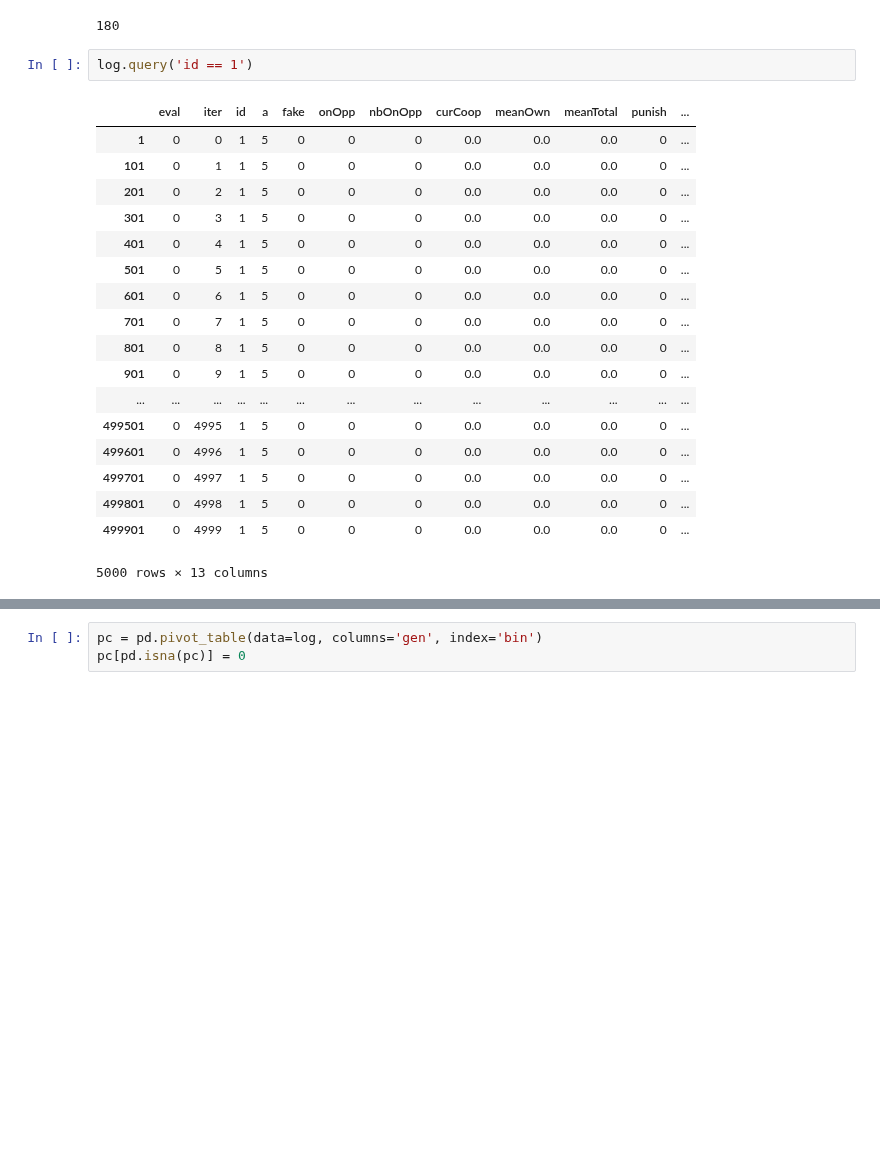
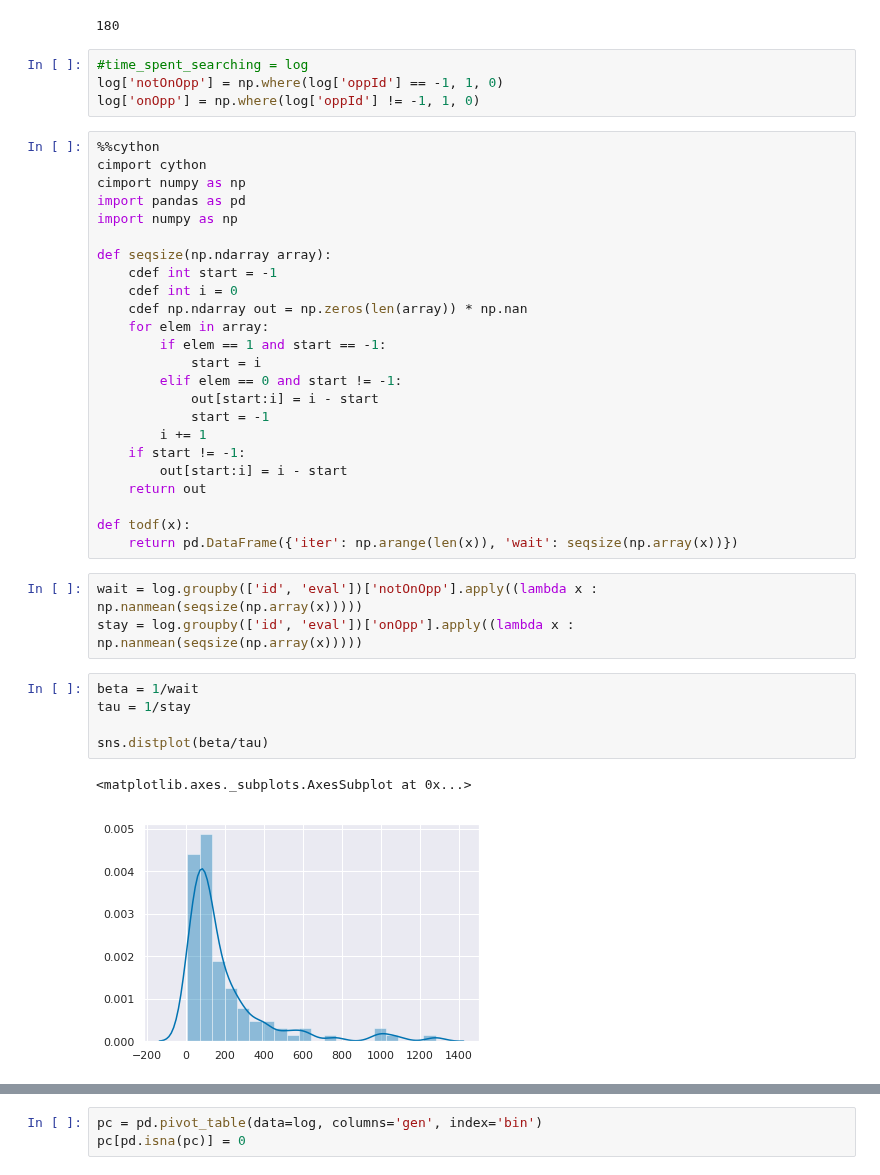
Before and after one commit to PaulEcoffet/roborobo3, a Jupyter notebook: roborobo3/notebooks/bigmodel ESS stat.ipynb, the cells around one changed output, grey strips where cells are left out. Drawn from its saved outputs; the diff is of its cells as text; blank space fills up the shorter version.

Commit message:
new beta/tau analysis
Former-commit-id: 468ff2d8e1ea39d04e0193b033e78dcc33201f6e

```diff
--- a/roborobo3/notebooks/bigmodel ESS stat.ipynb
+++ b/roborobo3/notebooks/bigmodel ESS stat.ipynb
@@ -214,24 +209,42 @@ for gen in gens:
 print(len(logs))
 # %% [output]
 180
-# %%
-log.query('id == 1')
-# %% [output]
-|  | eval | iter | id | a | fake | onOpp | nbOnOpp | curCoop | meanOwn | meanTotal | punish | ... |
-| 1 | 0 | 0 | 1 | 5 | 0 | 0 | 0 | 0.0 | 0.0 | 0.0 | 0 | ... |
-| 101 | 0 | 1 | 1 | 5 | 0 | 0 | 0 | 0.0 | 0.0 | 0.0 | 0 | ... |
-| 201 | 0 | 2 | 1 | 5 | 0 | 0 | 0 | 0.0 | 0.0 | 0.0 | 0 | ... |
-| 301 | 0 | 3 | 1 | 5 | 0 | 0 | 0 | 0.0 | 0.0 | 0.0 | 0 | ... |
-| 401 | 0 | 4 | 1 | 5 | 0 | 0 | 0 | 0.0 | 0.0 | 0.0 | 0 | ... |
-| 501 | 0 | 5 | 1 | 5 | 0 | 0 | 0 | 0.0 | 0.0 | 0.0 | 0 | ... |
-| 601 | 0 | 6 | 1 | 5 | 0 | 0 | 0 | 0.0 | 0.0 | 0.0 | 0 | ... |
-| 701 | 0 | 7 | 1 | 5 | 0 | 0 | 0 | 0.0 | 0.0 | 0.0 | 0 | ... |
-| 801 | 0 | 8 | 1 | 5 | 0 | 0 | 0 | 0.0 | 0.0 | 0.0 | 0 | ... |
-| 901 | 0 | 9 | 1 | 5 | 0 | 0 | 0 | 0.0 | 0.0 | 0.0 | 0 | ... |
-| ... | ... | ... | ... | ... | ... | ... | ... | ... | ... | ... | ... | ... |
-| 499501 | 0 | 4995 | 1 | 5 | 0 | 0 | 0 | 0.0 | 0.0 | 0.0 | 0 | ... |
-| 499601 | 0 | 4996 | 1 | 5 | 0 | 0 | 0 | 0.0 | 0.0 | 0.0 | 0 | ... |
-| 499701 | 0 | 4997 | 1 | 5 | 0 | 0 | 0 | 0.0 | 0.0 | 0.0 | 0 | ... |
-| 499801 | 0 | 4998 | 1 | 5 | 0 | 0 | 0 | 0.0 | 0.0 | 0.0 | 0 | ... |
-| 499901 | 0 | 4999 | 1 | 5 | 0 | 0 | 0 | 0.0 | 0.0 | 0.0 | 0 | ... |
-5000 rows × 13 columns
+# %%
+#time_spent_searching = log
+log['notOnOpp'] = np.where(log['oppId'] == -1, 1, 0)
+log['onOpp'] = np.where(log['oppId'] != -1, 1, 0)
+# %%
+%%cython
+cimport cython
+cimport numpy as np
+import pandas as pd
+import numpy as np
+
+def seqsize(np.ndarray array):
+    cdef int start = -1
+    cdef int i = 0
+    cdef np.ndarray out = np.zeros(len(array)) * np.nan
+    for elem in array:
+        if elem == 1 and start == -1:
+            start = i
+        elif elem == 0 and start != -1:
+            out[start:i] = i - start
+            start = -1
+        i += 1
+    if start != -1:
+        out[start:i] = i - start
+    return out
+
+def todf(x):
+    return pd.DataFrame({'iter': np.arange(len(x)), 'wait': seqsize(np.array(x))})
+# %%
+wait = log.groupby(['id', 'eval'])['notOnOpp'].apply((lambda x : np.nanmean(seqsize(np.array(x)))))
+stay = log.groupby(['id', 'eval'])['onOpp'].apply((lambda x : np.nanmean(seqsize(np.array(x)))))
+# %%
+beta = 1/wait
+tau = 1/stay
+
+sns.distplot(beta/tau)
+# %% [output]
+<matplotlib.axes._subplots.AxesSubplot at 0x...>
+[figure, added]
```
Also changed, not shown: parts of 4 cells of this notebook, 1 other file.
